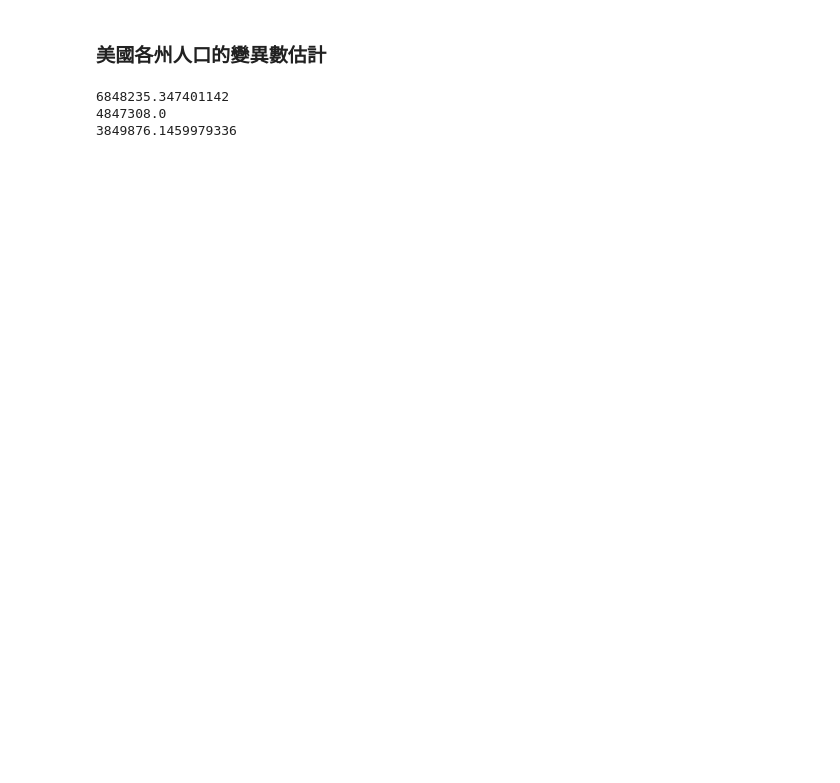
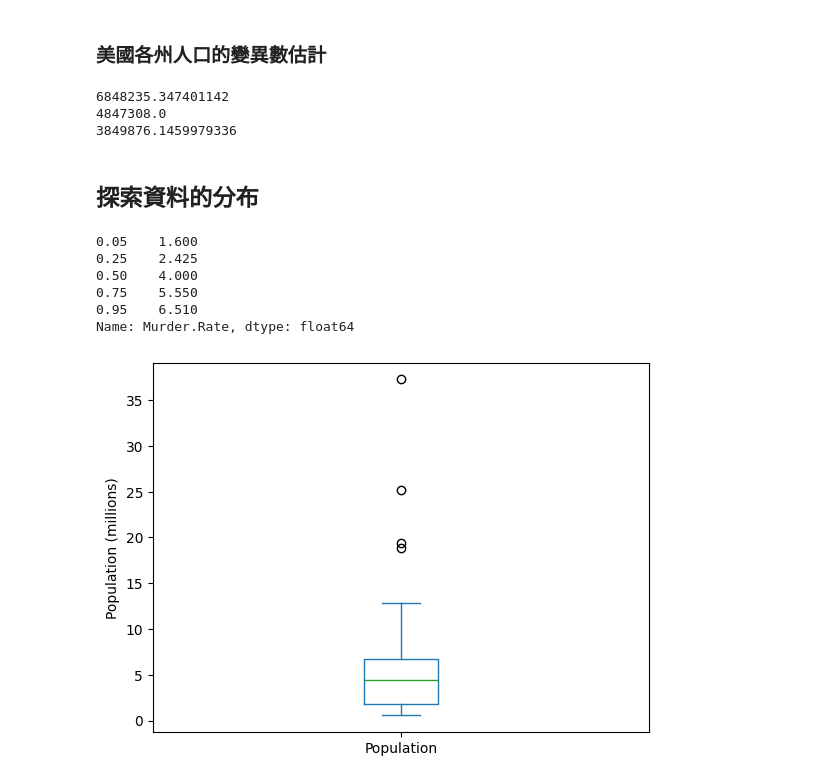
Before and after one commit to hsuxx289/BDSE36DS_Math, a Jupyter notebook: Practical Statistics for Data Scientists/01_EDA.ipynb, the cells around one changed output. Drawn from its saved outputs; the diff is of its cells as text; code cells hidden in the pictures; blank space fills up the shorter version.

```diff
--- a/Practical Statistics for Data Scientists/01_EDA.ipynb
+++ b/Practical Statistics for Data Scientists/01_EDA.ipynb
@@ -65,3 +71,21 @@ print(robust.scale.mad(state['Population']))
 6848235.347401142
 4847308.0
 3849876.1459979336
+# %% [markdown]
+## 探索資料的分布
+# %%
+# 謀殺率百分位數
+print(state['Murder.Rate'].quantile([0.05, 0.25, 0.5, 0.75, 0.95]))
+# %% [output]
+0.05    1.600
+0.25    2.425
+0.50    4.000
+0.75    5.550
+0.95    6.510
+Name: Murder.Rate, dtype: float64
+# %%
+# 人口箱型圖
+ax = (state['Population']/1_000_000).plot.box()
+ax.set_ylabel('Population (millions)');
+# %% [output]
+[figure, added]
```
Also changed, not shown: parts of 27 cells of this notebook.
